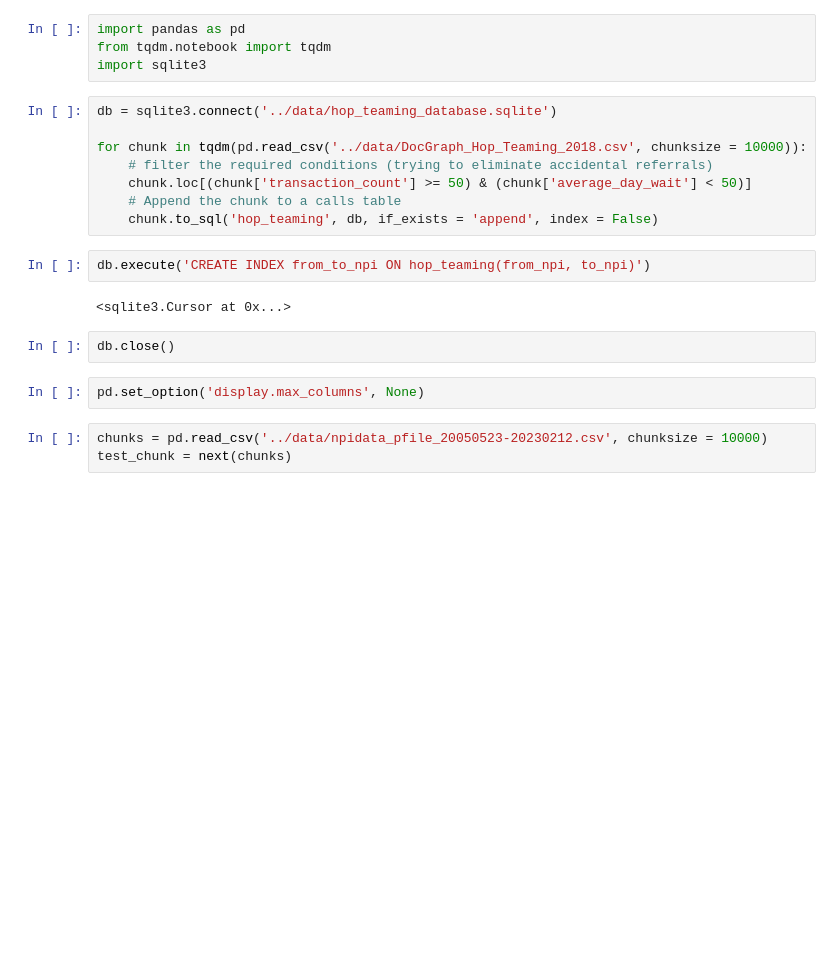
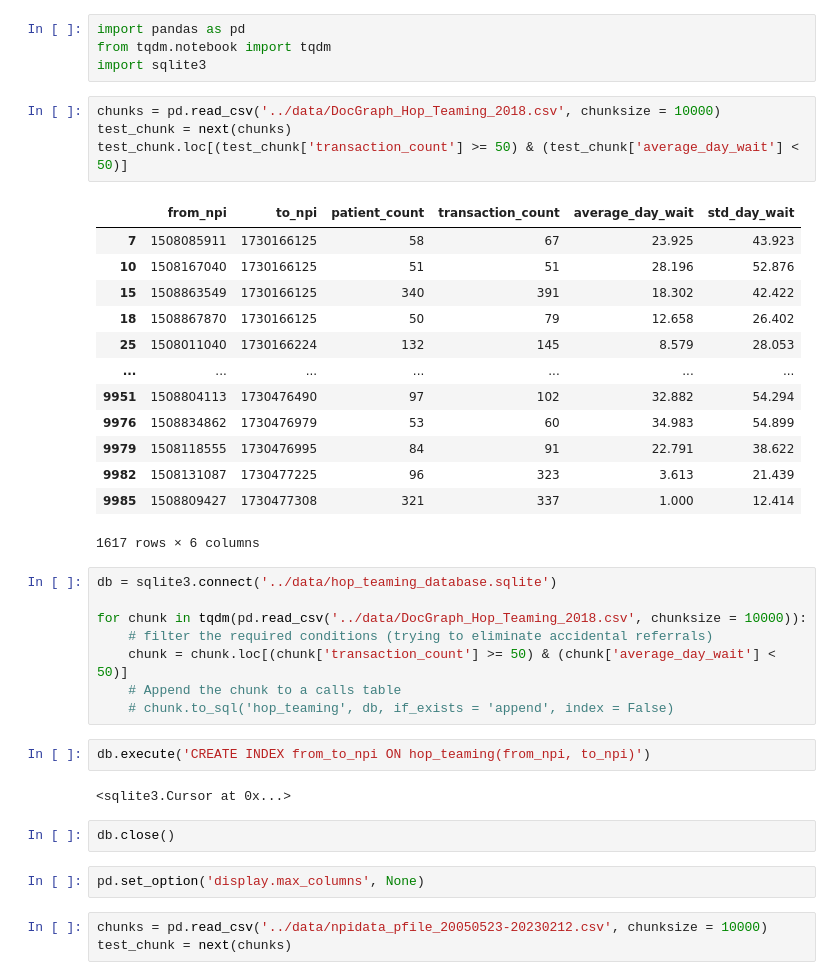
Before and after one commit to nss-data-science-cohort-6/hop_team-the-hindenburgs, a Jupyter notebook: notebooks/hop_team.ipynb, the cells around one changed output. Cells and saved outputs as stored; diff of their text form; blank space fills up the shorter version.

```diff
--- a/notebooks/hop_team.ipynb
+++ b/notebooks/hop_team.ipynb
@@ -2,14 +2,32 @@
 import pandas as pd
 from tqdm.notebook import tqdm
 import sqlite3
+# %%
+chunks = pd.read_csv('../data/DocGraph_Hop_Teaming_2018.csv', chunksize = 10000)
+test_chunk = next(chunks)
+test_chunk.loc[(test_chunk['transaction_count'] >= 50) & (test_chunk['average_day_wait'] < 50)]
+# %% [output]
+|  | from_npi | to_npi | patient_count | transaction_count | average_day_wait | std_day_wait |
+| 7 | 1508085911 | 1730166125 | 58 | 67 | 23.925 | 43.923 |
+| 10 | 1508167040 | 1730166125 | 51 | 51 | 28.196 | 52.876 |
+| 15 | 1508863549 | 1730166125 | 340 | 391 | 18.302 | 42.422 |
+| 18 | 1508867870 | 1730166125 | 50 | 79 | 12.658 | 26.402 |
+| 25 | 1508011040 | 1730166224 | 132 | 145 | 8.579 | 28.053 |
+| ... | ... | ... | ... | ... | ... | ... |
+| 9951 | 1508804113 | 1730476490 | 97 | 102 | 32.882 | 54.294 |
+| 9976 | 1508834862 | 1730476979 | 53 | 60 | 34.983 | 54.899 |
+| 9979 | 1508118555 | 1730476995 | 84 | 91 | 22.791 | 38.622 |
+| 9982 | 1508131087 | 1730477225 | 96 | 323 | 3.613 | 21.439 |
+| 9985 | 1508809427 | 1730477308 | 321 | 337 | 1.000 | 12.414 |
+1617 rows × 6 columns
 # %%
 db = sqlite3.connect('../data/hop_teaming_database.sqlite')
 
 for chunk in tqdm(pd.read_csv('../data/DocGraph_Hop_Teaming_2018.csv', chunksize = 10000)):
     # filter the required conditions (trying to eliminate accidental referrals)
-    chunk.loc[(chunk['transaction_count'] >= 50) & (chunk['average_day_wait'] < 50)]
+    chunk = chunk.loc[(chunk['transaction_count'] >= 50) & (chunk['average_day_wait'] < 50)]
     # Append the chunk to a calls table
-    chunk.to_sql('hop_teaming', db, if_exists = 'append', index = False)
+    # chunk.to_sql('hop_teaming', db, if_exists = 'append', index = False)
 # %%
 db.execute('CREATE INDEX from_to_npi ON hop_teaming(from_npi, to_npi)')
 # %% [output]
```
Also changed, not shown: parts of 3 cells of this notebook, 1 other file.
